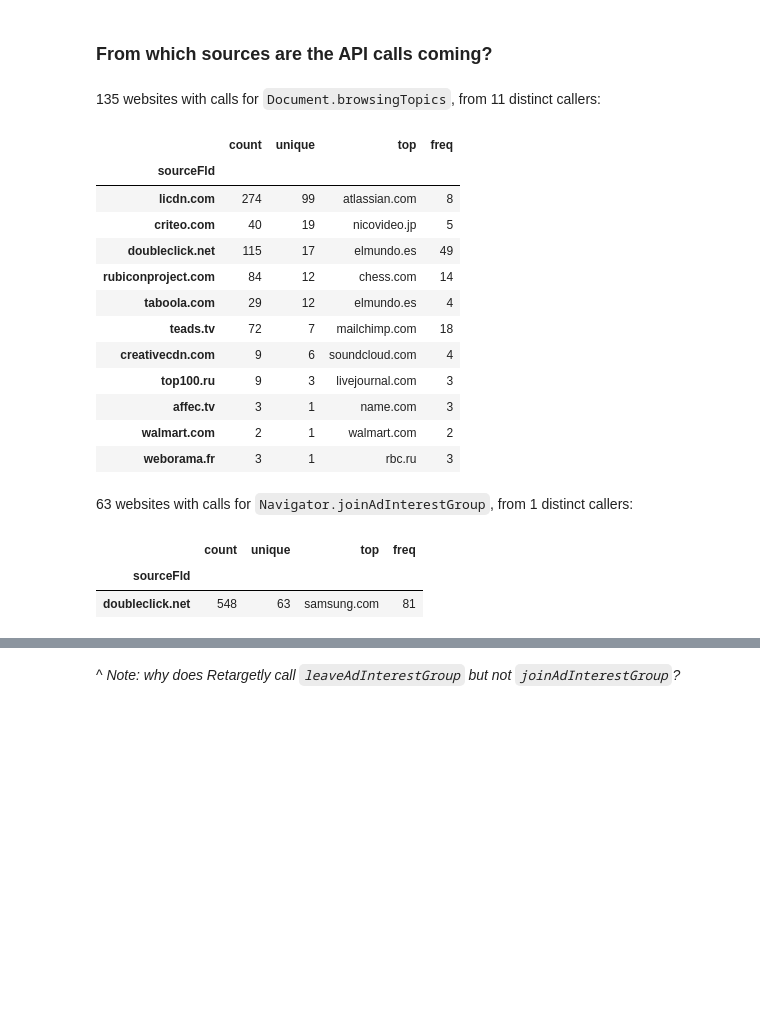
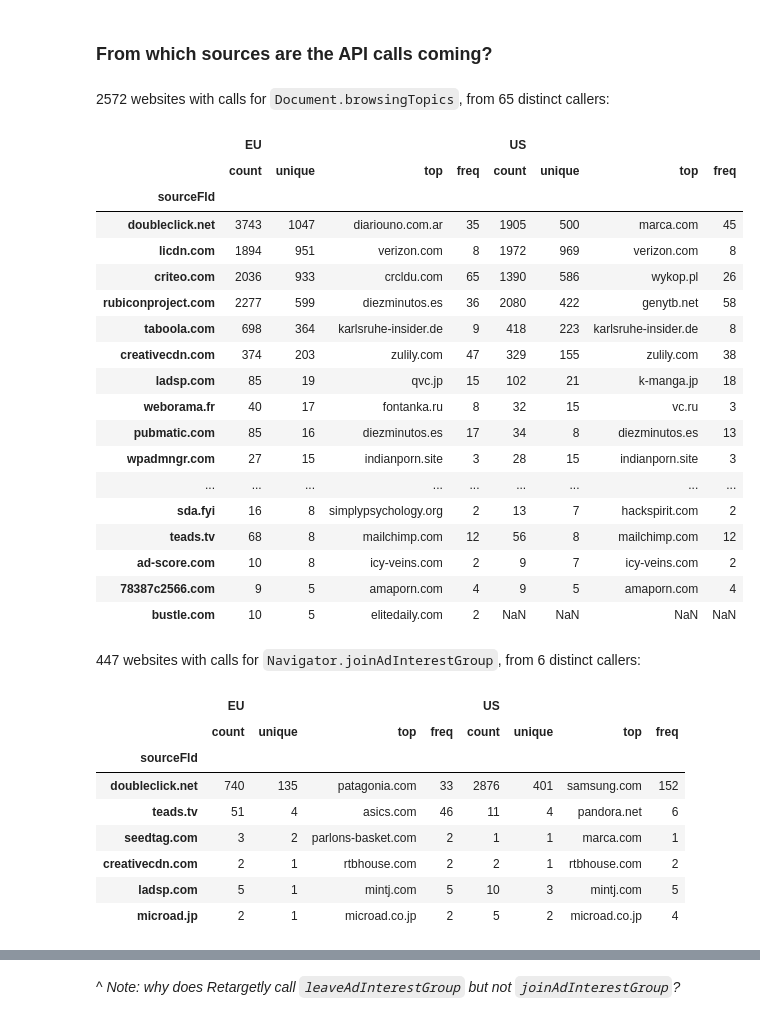
Before and after one commit to MichielP1807/tracker-radar-collector, a Jupyter notebook: post-processing/analysis.ipynb, the cells around one changed output, grey strips where cells are left out. Saved outputs shown, nothing was run; the diff lists cells and outputs as text; code cells hidden in the pictures; blank space fills up the shorter version.

```diff
--- a/post-processing/analysis.ipynb
+++ b/post-processing/analysis.ipynb
@@ -103,5 +146,0 @@ ax = calls_df.groupby("description")["finalUrlFld"].value_counts().unstack().plo
-# %%
-for call_type, call_data in calls_df.groupby("description"):
-    per_site = call_data.groupby("finalUrlFld")
-    printMD(f"{len(call_data)} calls for `{call_type}`, on {len(per_site)} distinct sites ({len(per_site) / nr_of_crawled_sites:.1%} of all successfully crawled sites):")
-    display(per_site["sourceFld"].describe().sort_values(by="count", ascending=False))
@@ -162,0 +164,13 @@ for call_type, call_data in calls_df.groupby("description"):
+# %%
+for call_type, call_data in calls_df.groupby("description"):
+    data_per_region = []
+    regions = []
+    for region, region_call_data in call_data.groupby("region"):
+        regions.append(region)
+        data_per_region.append(region_call_data.groupby("finalUrlFld")["sourceFld"]
+                               .describe().sort_values(by="count", ascending=False))
+        # display(data_per_region[-1].head(10))
+
+    combined_data = pd.concat(data_per_region, axis=1, keys=regions)
+    printMD(f"{len(call_data)} calls for `{call_type}`, on {len(combined_data)} distinct sites:")
+    display(combined_data.head(10))
@@ -178,25 +253,45 @@ Since the 4th pilot crawl we now also collect `Navigator.leaveAdInterestGroup` a
 ### From which sources are the API calls coming?
 # %%
 for call_type, call_data in calls_df.groupby("description"):
-    per_source = call_data.groupby("sourceFld")
-    printMD(f"{len(call_data.groupby('finalUrlFld'))} websites with calls for `{call_type}`, from {len(per_source)} distinct callers:")
-    display(per_source["finalUrlFld"].describe().sort_values(by="unique", ascending=False))
+    data_per_region = []
+    regions = []
+    for region, region_call_data in call_data.groupby("region"):
+        regions.append(region)
+        data_per_region.append(region_call_data.groupby(["sourceFld"])["finalUrlFld"]
+                               .describe().sort_values(by="unique", ascending=False))
+        # display(data_per_region[-1])
+
+    combined_data = pd.concat(data_per_region, axis=1, keys=regions)
+    printMD(f"{call_data['finalUrlFld'].nunique()} websites with calls for `{call_type}`, from {len(combined_data)} distinct callers:")
+    display(combined_data.head(20))
 # %% [output]
-135 websites with calls for `Document.browsingTopics`, from 11 distinct callers:
+2572 websites with calls for `Document.browsingTopics`, from 65 distinct callers:
-|  | count | unique | top | freq |
-| sourceFld |  |  |  |  |
-| licdn.com | 274 | 99 | atlassian.com | 8 |
-| criteo.com | 40 | 19 | nicovideo.jp | 5 |
-| doubleclick.net | 115 | 17 | elmundo.es | 49 |
-| rubiconproject.com | 84 | 12 | chess.com | 14 |
-| taboola.com | 29 | 12 | elmundo.es | 4 |
-| teads.tv | 72 | 7 | mailchimp.com | 18 |
-| creativecdn.com | 9 | 6 | soundcloud.com | 4 |
-| top100.ru | 9 | 3 | livejournal.com | 3 |
-| affec.tv | 3 | 1 | name.com | 3 |
-| walmart.com | 2 | 1 | walmart.com | 2 |
-| weborama.fr | 3 | 1 | rbc.ru | 3 |
+|  | EU |  |  |  | US |  |  |  |
+|  | count | unique | top | freq | count | unique | top | freq |
+| sourceFld |  |  |  |  |  |  |  |  |
+| doubleclick.net | 3743 | 1047 | diariouno.com.ar | 35 | 1905 | 500 | marca.com | 45 |
+| licdn.com | 1894 | 951 | verizon.com | 8 | 1972 | 969 | verizon.com | 8 |
+| criteo.com | 2036 | 933 | crcldu.com | 65 | 1390 | 586 | wykop.pl | 26 |
+| rubiconproject.com | 2277 | 599 | diezminutos.es | 36 | 2080 | 422 | genytb.net | 58 |
+| taboola.com | 698 | 364 | karlsruhe-insider.de | 9 | 418 | 223 | karlsruhe-insider.de | 8 |
+| creativecdn.com | 374 | 203 | zulily.com | 47 | 329 | 155 | zulily.com | 38 |
+| ladsp.com | 85 | 19 | qvc.jp | 15 | 102 | 21 | k-manga.jp | 18 |
+| weborama.fr | 40 | 17 | fontanka.ru | 8 | 32 | 15 | vc.ru | 3 |
+| pubmatic.com | 85 | 16 | diezminutos.es | 17 | 34 | 8 | diezminutos.es | 13 |
+| wpadmngr.com | 27 | 15 | indianporn.site | 3 | 28 | 15 | indianporn.site | 3 |
+| ... | ... | ... | ... | ... | ... | ... | ... | ... |
+| sda.fyi | 16 | 8 | simplypsychology.org | 2 | 13 | 7 | hackspirit.com | 2 |
+| teads.tv | 68 | 8 | mailchimp.com | 12 | 56 | 8 | mailchimp.com | 12 |
+| ad-score.com | 10 | 8 | icy-veins.com | 2 | 9 | 7 | icy-veins.com | 2 |
+| 78387c2566.com | 9 | 5 | amaporn.com | 4 | 9 | 5 | amaporn.com | 4 |
+| bustle.com | 10 | 5 | elitedaily.com | 2 | NaN | NaN | NaN | NaN |
-63 websites with calls for `Navigator.joinAdInterestGroup`, from 1 distinct callers:
+447 websites with calls for `Navigator.joinAdInterestGroup`, from 6 distinct callers:
-|  | count | unique | top | freq |
-| sourceFld |  |  |  |  |
-| doubleclick.net | 548 | 63 | samsung.com | 81 |
+|  | EU |  |  |  | US |  |  |  |
+|  | count | unique | top | freq | count | unique | top | freq |
+| sourceFld |  |  |  |  |  |  |  |  |
+| doubleclick.net | 740 | 135 | patagonia.com | 33 | 2876 | 401 | samsung.com | 152 |
+| teads.tv | 51 | 4 | asics.com | 46 | 11 | 4 | pandora.net | 6 |
+| seedtag.com | 3 | 2 | parlons-basket.com | 2 | 1 | 1 | marca.com | 1 |
+| creativecdn.com | 2 | 1 | rtbhouse.com | 2 | 2 | 1 | rtbhouse.com | 2 |
+| ladsp.com | 5 | 1 | mintj.com | 5 | 10 | 3 | mintj.com | 5 |
+| microad.jp | 2 | 1 | microad.co.jp | 2 | 5 | 2 | microad.co.jp | 4 |
```
Also changed, not shown: parts of 43 cells of this notebook, 5 other files.
